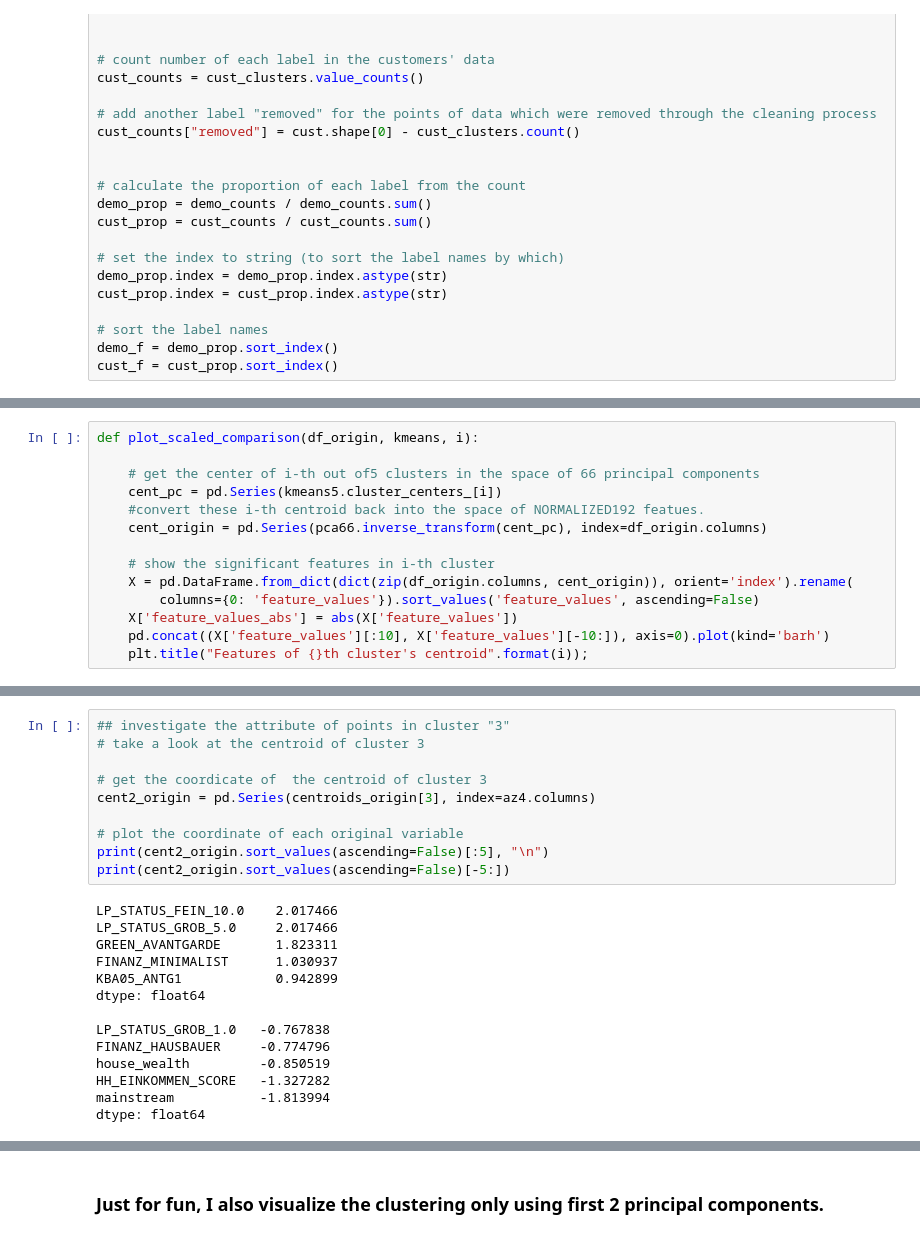
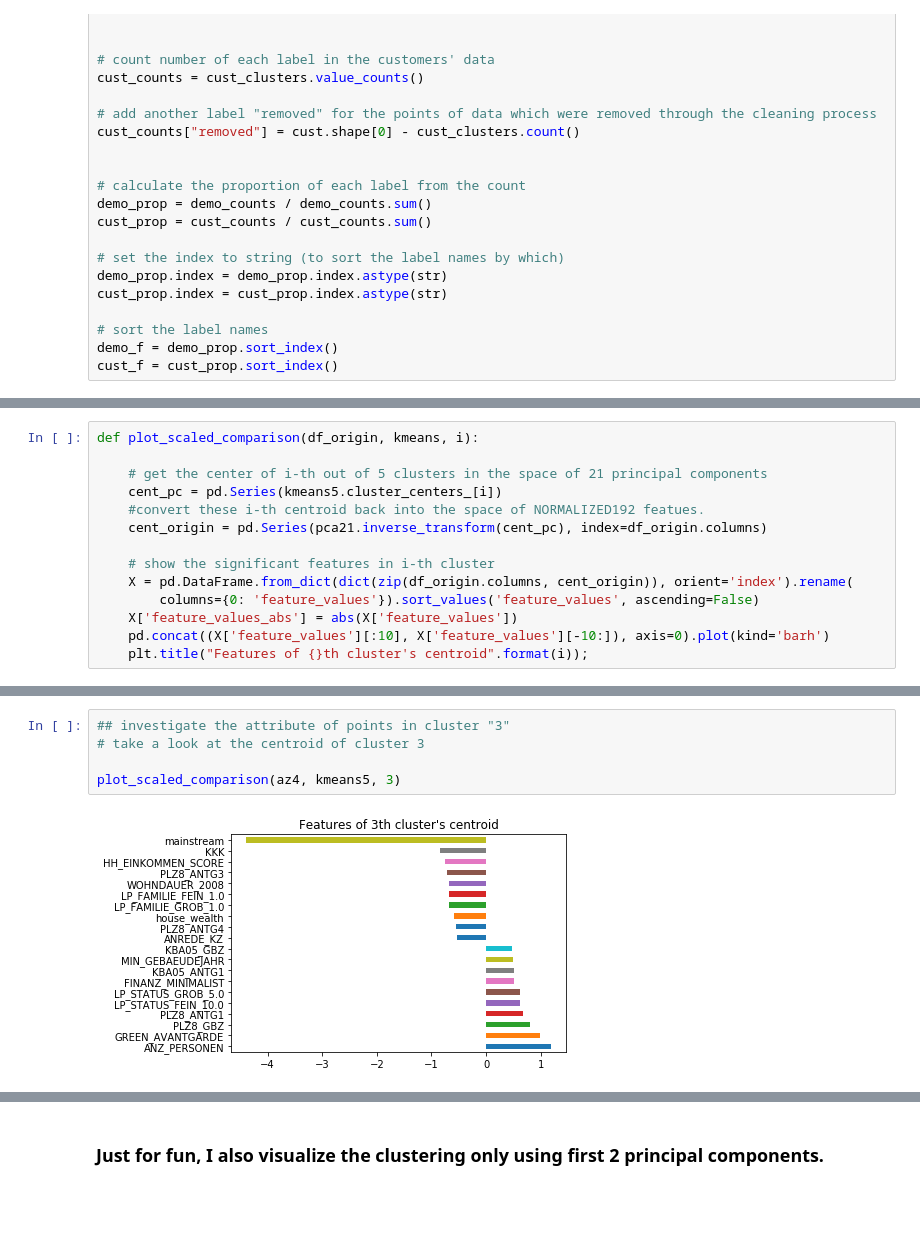
Before and after one commit to kudojp/IdentifyCustomerSegments, a Jupyter notebook: Identify_Customer_Segments.ipynb, the cells around one changed output, grey strips where cells are left out. Drawn from its saved outputs; the diff is of its cells as text; blank space fills up the shorter version.

```diff
--- a/Identify_Customer_Segments.ipynb
+++ b/Identify_Customer_Segments.ipynb
@@ -1335,10 +1327,10 @@ plt.legend();
 # %%
 def plot_scaled_comparison(df_origin, kmeans, i):
 
-    # get the center of i-th out of5 clusters in the space of 66 principal components
+    # get the center of i-th out of 5 clusters in the space of 21 principal components
     cent_pc = pd.Series(kmeans5.cluster_centers_[i])
     #convert these i-th centroid back into the space of NORMALIZED192 featues.
-    cent_origin = pd.Series(pca66.inverse_transform(cent_pc), index=df_origin.columns)
+    cent_origin = pd.Series(pca21.inverse_transform(cent_pc), index=df_origin.columns)
 
     # show the significant features in i-th cluster
     X = pd.DataFrame.from_dict(dict(zip(df_origin.columns, cent_origin)), orient='index').rename(
@@ -1357,24 +1341,7 @@ plot_scaled_comparison(az4, kmeans5, 1)
 # %%
 ## investigate the attribute of points in cluster "3"
 # take a look at the centroid of cluster 3
 
-# get the coordicate of  the centroid of cluster 3
-cent2_origin = pd.Series(centroids_origin[3], index=az4.columns)
-
-# plot the coordinate of each original variable
-print(cent2_origin.sort_values(ascending=False)[:5], "\n")
-print(cent2_origin.sort_values(ascending=False)[-5:])
+plot_scaled_comparison(az4, kmeans5, 3)
 # %% [output]
-LP_STATUS_FEIN_10.0    2.017466
-LP_STATUS_GROB_5.0     2.017466
-GREEN_AVANTGARDE       1.823311
-FINANZ_MINIMALIST      1.030937
-KBA05_ANTG1            0.942899
-dtype: float64
-
-LP_STATUS_GROB_1.0   -0.767838
-FINANZ_HAUSBAUER     -0.774796
-house_wealth         -0.850519
-HH_EINKOMMEN_SCORE   -1.327282
-mainstream           -1.813994
-dtype: float64
+[figure, added]
```
Also changed, not shown: parts of 21 cells of this notebook.
